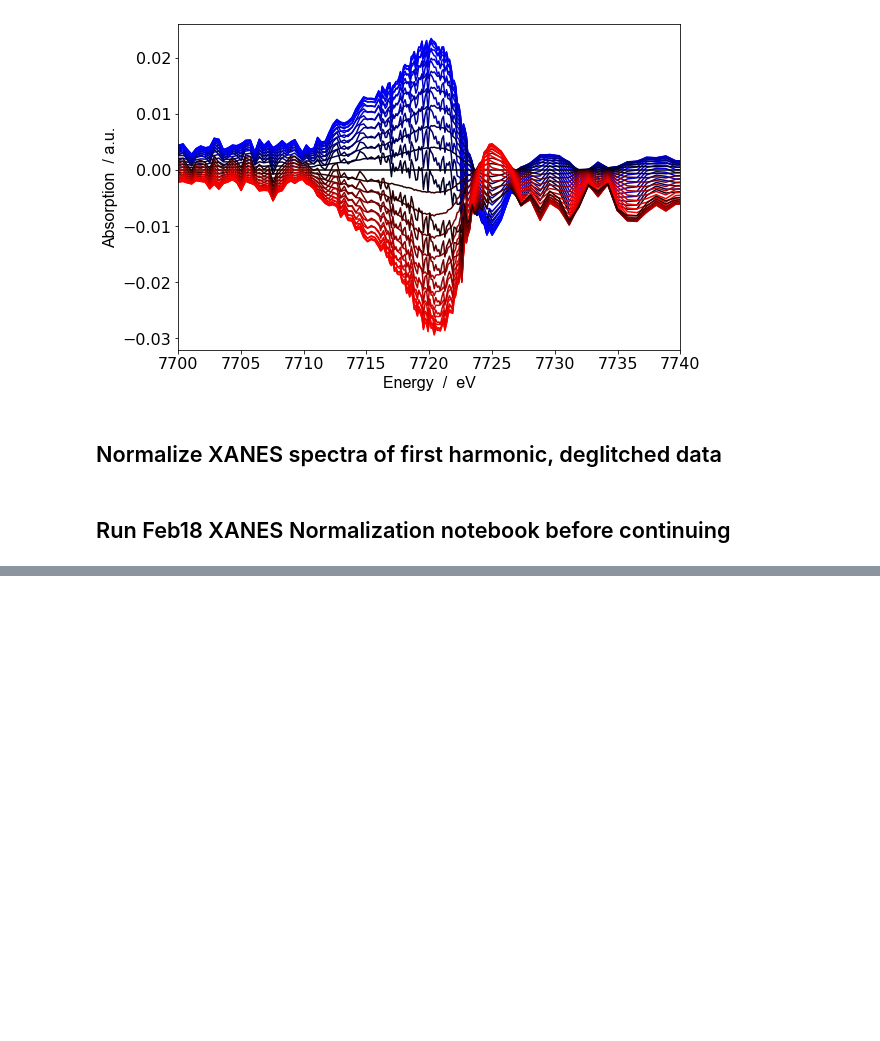
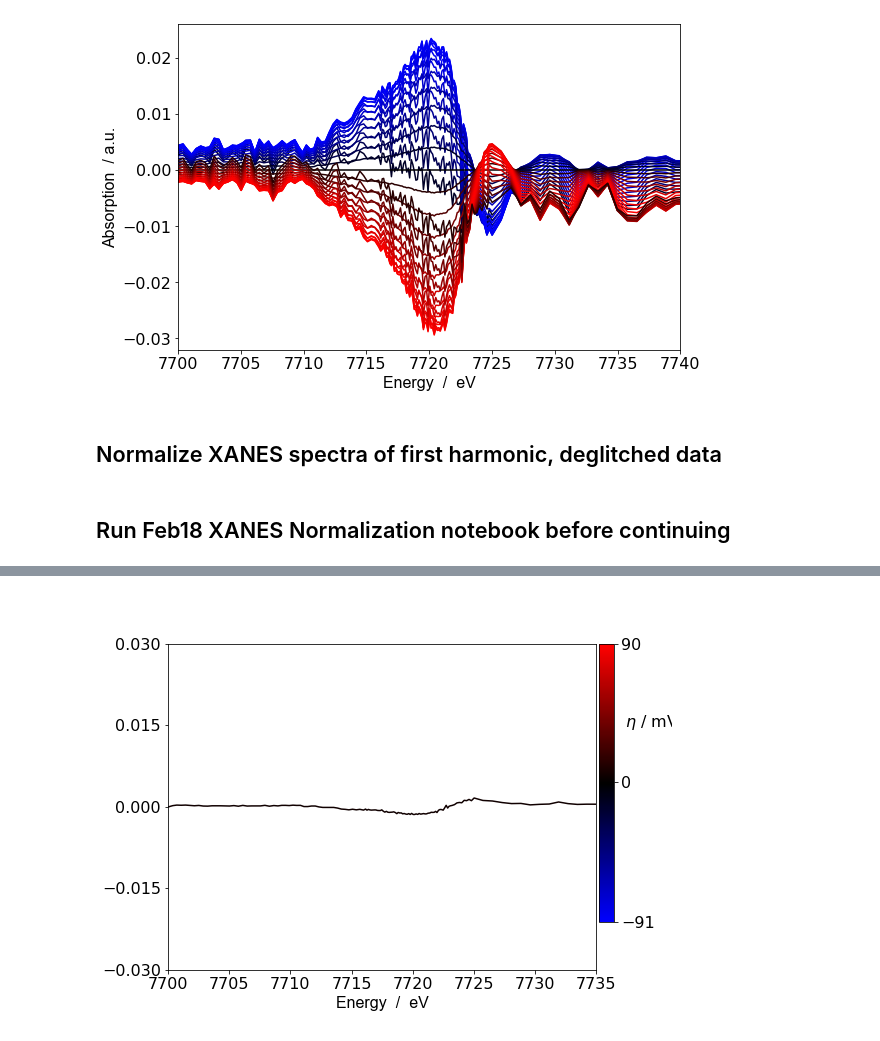
Before and after one commit to BGerwe/Xray-Project, a Jupyter notebook: fr_XAS/frXAS Paper Figures/Feb18 0.5 Hz XANES Figure.ipynb, the cells around one changed output, grey strips where cells are left out. Saved outputs shown, nothing was run; the diff lists cells and outputs as text; code cells hidden in the pictures; blank space fills up the shorter version.

```diff
--- a/fr_XAS/frXAS Paper Figures/Feb18 0.5 Hz XANES Figure.ipynb
+++ b/fr_XAS/frXAS Paper Figures/Feb18 0.5 Hz XANES Figure.ipynb
@@ -300 +332,5 @@ plt.show()
+# %%
+frames[1]
+# %% [output]
+[figure, added]
 # %%
```
Also changed, not shown: parts of 12 cells of this notebook, 2 other files.
